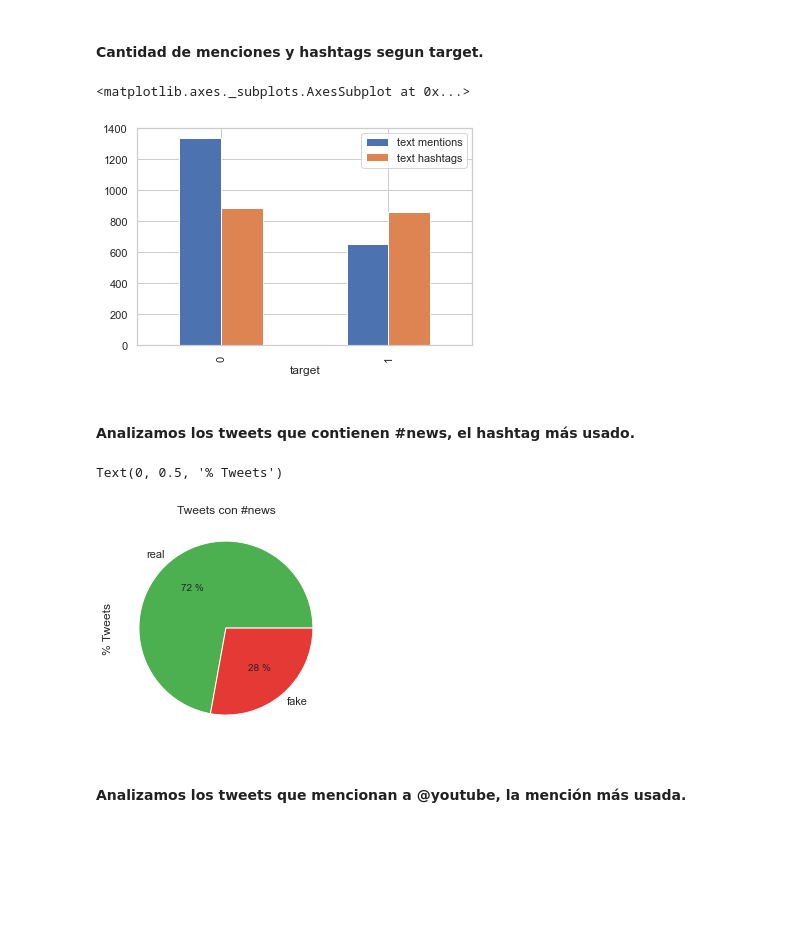
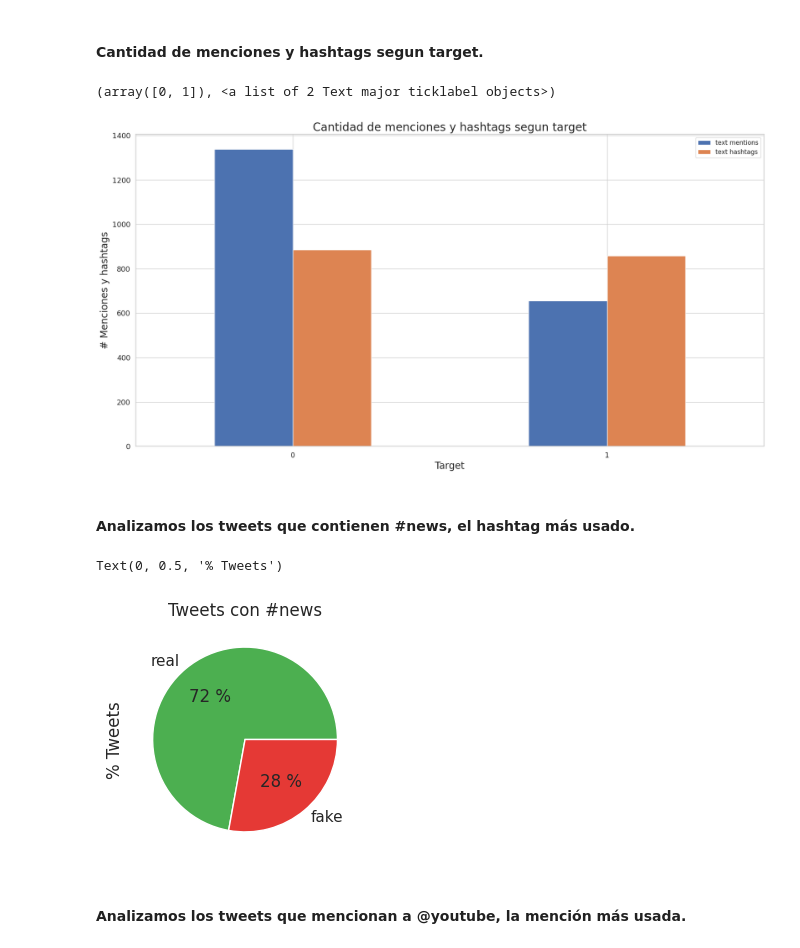
Before and after one commit to Filyank/Datavid-20, a Jupyter notebook: TP1-1c2020/notebook_entregable.ipynb, the cells around one changed output. Saved outputs shown, nothing was run; the diff lists cells and outputs as text; code cells hidden in the pictures; blank space fills up the shorter version.

```diff
--- a/TP1-1c2020/notebook_entregable.ipynb
+++ b/TP1-1c2020/notebook_entregable.ipynb
@@ -430,20 +430,26 @@ plt.tick_params(axis='both', labelsize = 13)
 # %%
 df_targets = df_menciones.groupby('target').agg({'text':'count'})\
 .join(df_hashtags.groupby('target').agg({'text': 'count'}), on = 'target', lsuffix = " mentions", rsuffix = " hashtags")
 df_targets.plot.bar()
+plt.title("Cantidad de menciones y hashtags segun target", fontsize=20)
+plt.xlabel('Target', fontsize=17)
+plt.ylabel('# Menciones y hashtags', fontsize=17)
+plt.tick_params(axis='both', labelsize = 13)
+plt.xticks(rotation = 0)
 # %% [output]
-<matplotlib.axes._subplots.AxesSubplot at 0x...>
+(array([0, 1]), <a list of 2 Text major ticklabel objects>)
-[figure, old version]
+[figure, new version]
 # %% [markdown]
 #### Analizamos los tweets que contienen #news, el hashtag más usado.
 # %%
 df_news = df_hashtags.loc[df_hashtags["hashtags"].str.contains("#news")]
 df_news["target"] = df_news["target"].apply(lambda x: "real" if x else "fake")
+plt.figure(figsize=(3,3))
 ax = df_news["target"].value_counts().plot.pie(colors = ["#4caf50", "#e53935"], autopct='%1.0f %%', title = "Tweets con #news")
 ax.set_ylabel("% Tweets")
 # %% [output]
 Text(0, 0.5, '% Tweets')
-[figure, old version]
+[figure, new version]
 # %% [markdown]
 #### Analizamos los tweets que mencionan a @youtube, la mención más usada.
 # %%
```
Also changed, not shown: parts of 30 cells of this notebook.
